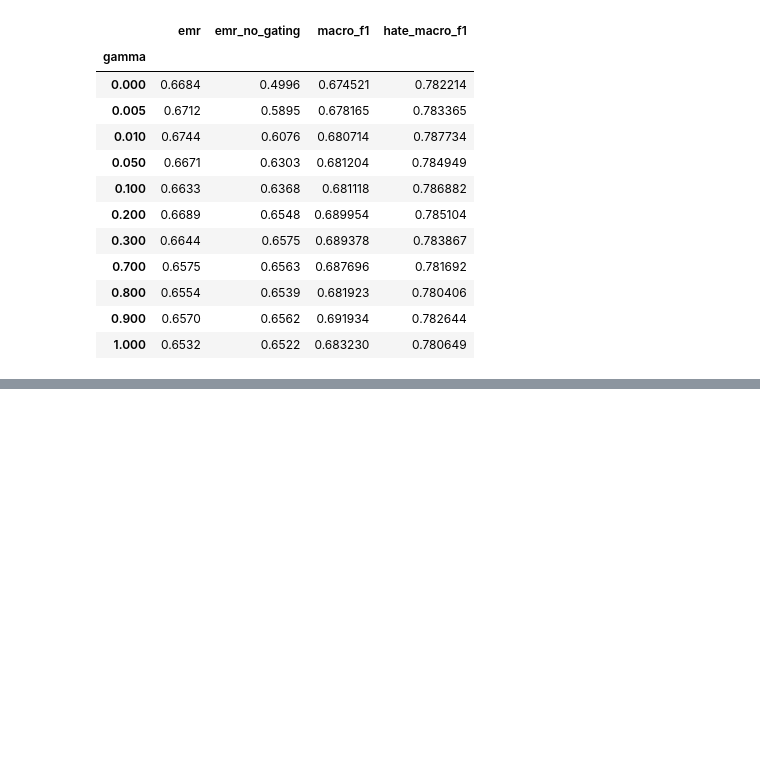
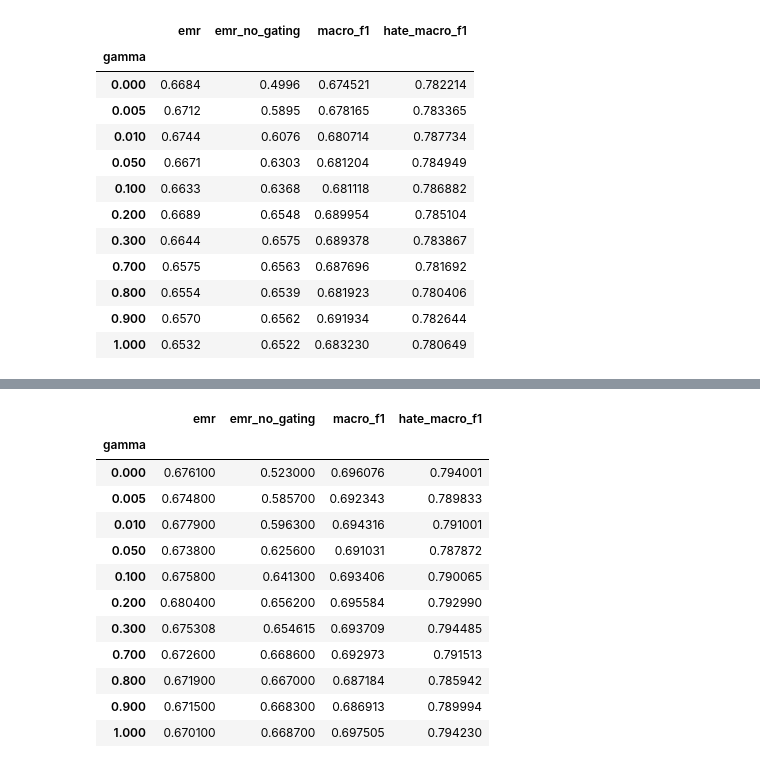
Before and after one commit to pysentimiento/pysentimiento, a Jupyter notebook: notebooks/hate_speech/Gamma Finetuning.ipynb, the cells around one changed output, grey strips where cells are left out. Drawn from its saved outputs; the diff is of its cells as text; code cells hidden in the pictures; blank space fills up the shorter version.

```diff
--- a/notebooks/hate_speech/Gamma Finetuning.ipynb
+++ b/notebooks/hate_speech/Gamma Finetuning.ipynb
@@ -159,0 +163,48 @@ plt.semilogx()
+# %%
+
+from glob import glob
+import json
+import pandas as pd
+files = glob("../../evaluations/hate_speech/dev/emr/en/bertweet-*hier-*.json")
+
+runs = []
+
+for path in files:
+    with open(path) as f:
+        run = json.load(f)
+
+        runs.append(run)
+
+data = []
+
+for run in runs:
+    gamma = run["train_args"]["gamma"]
+
+    for evaluation in run["evaluations"]["hate_speech"]:
+        data.append({
+            "gamma": gamma,
+            "emr": evaluation["eval_emr"],
+            "emr_no_gating": evaluation["eval_emr_no_gating"],
+            "macro_f1": evaluation["eval_macro_f1"],
+            "hate_macro_f1": evaluation["eval_macro_hs_f1_score"],
+        })
+
+len(data)
+
+df = pd.DataFrame(data)
+
+df.groupby("gamma").mean()
+# %% [output]
+|  | emr | emr_no_gating | macro_f1 | hate_macro_f1 |
+| gamma |  |  |  |  |
+| 0.000 | 0.676100 | 0.523000 | 0.696076 | 0.794001 |
+| 0.005 | 0.674800 | 0.585700 | 0.692343 | 0.789833 |
+| 0.010 | 0.677900 | 0.596300 | 0.694316 | 0.791001 |
+| 0.050 | 0.673800 | 0.625600 | 0.691031 | 0.787872 |
+| 0.100 | 0.675800 | 0.641300 | 0.693406 | 0.790065 |
+| 0.200 | 0.680400 | 0.656200 | 0.695584 | 0.792990 |
+| 0.300 | 0.675308 | 0.654615 | 0.693709 | 0.794485 |
+| 0.700 | 0.672600 | 0.668600 | 0.692973 | 0.791513 |
+| 0.800 | 0.671900 | 0.667000 | 0.687184 | 0.785942 |
+| 0.900 | 0.671500 | 0.668300 | 0.686913 | 0.789994 |
+| 1.000 | 0.670100 | 0.668700 | 0.697505 | 0.794230 |
```
Also changed, not shown: parts of 4 cells of this notebook, 2 other files.
